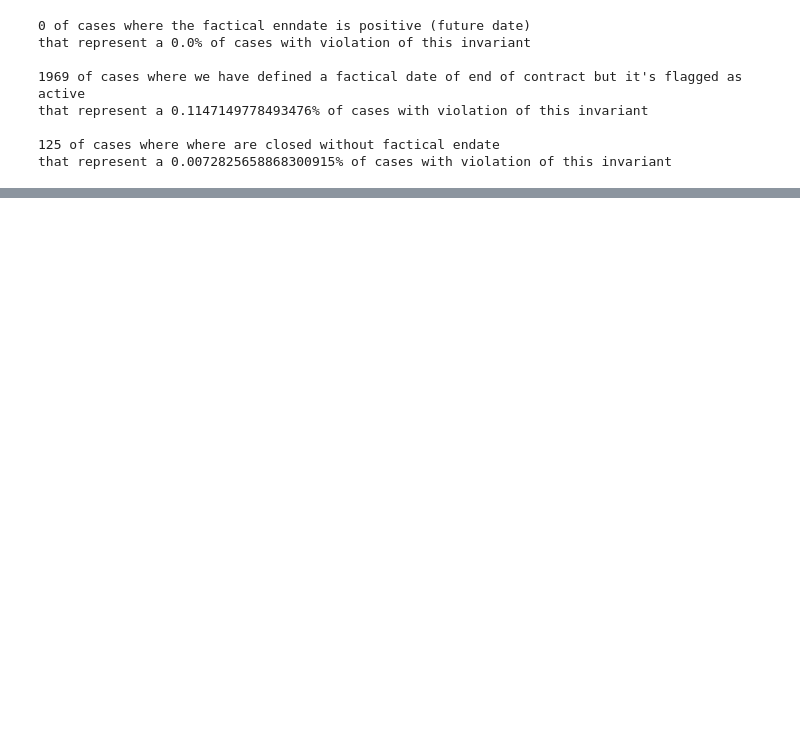
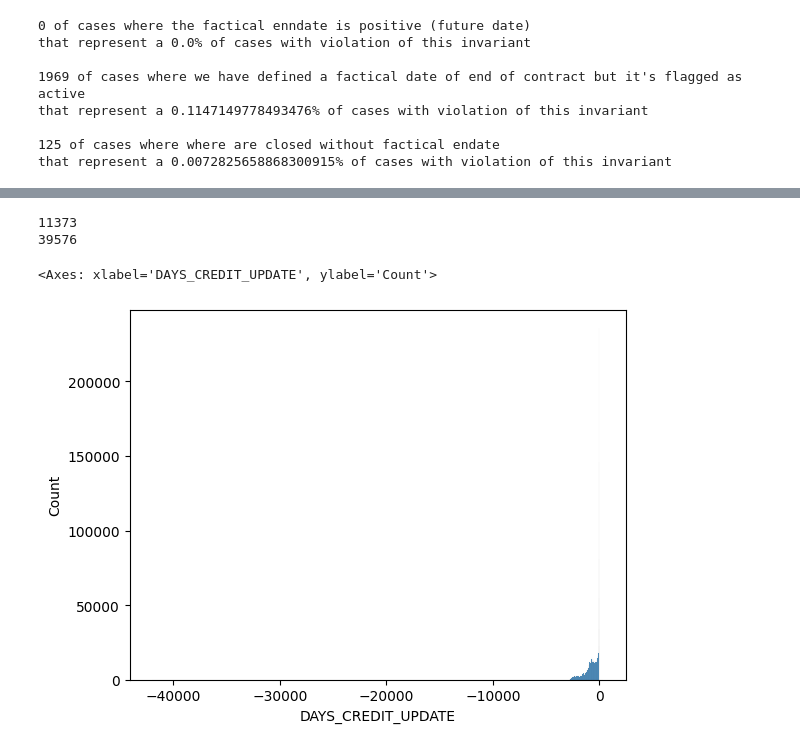
Before and after one commit to KuroEinzbern/Home-Credit-Default-Risk-Kaggle, a Jupyter notebook: notebooks/EDA/eda_bureau.ipynb, the cells around one changed output, grey strips where cells are left out. Cells and saved outputs as stored; diff of their text form; code cells hidden in the pictures; blank space fills up the shorter version.

```diff
--- a/notebooks/EDA/eda_bureau.ipynb
+++ b/notebooks/EDA/eda_bureau.ipynb
@@ -139,10 +219,17 @@ TypeError: object of type 'NoneType' has no len()
 # %%
+
 
 col = bureau_df["AMT_CREDIT_SUM_LIMIT"]
 #checking if there is very high values different that the max value (possible sentinel)
 mask = (col > 30000) & (col != 31199.0)
 mask2 = (col > 10950)
 #checking if the ammout of values that will get clipped if i cap the column in 30 years
 no_that_long = mask2.sum() - mask.sum()
 print(no_that_long)
 print(mask.sum())
+sns.histplot(data= bureau_df, x="DAYS_CREDIT_UPDATE")
+# %% [output]
+11373
+39576
+<Axes: xlabel='DAYS_CREDIT_UPDATE', ylabel='Count'>
+[figure, added]
```
Also changed, not shown: parts of 9 cells of this notebook, 3 other files.
